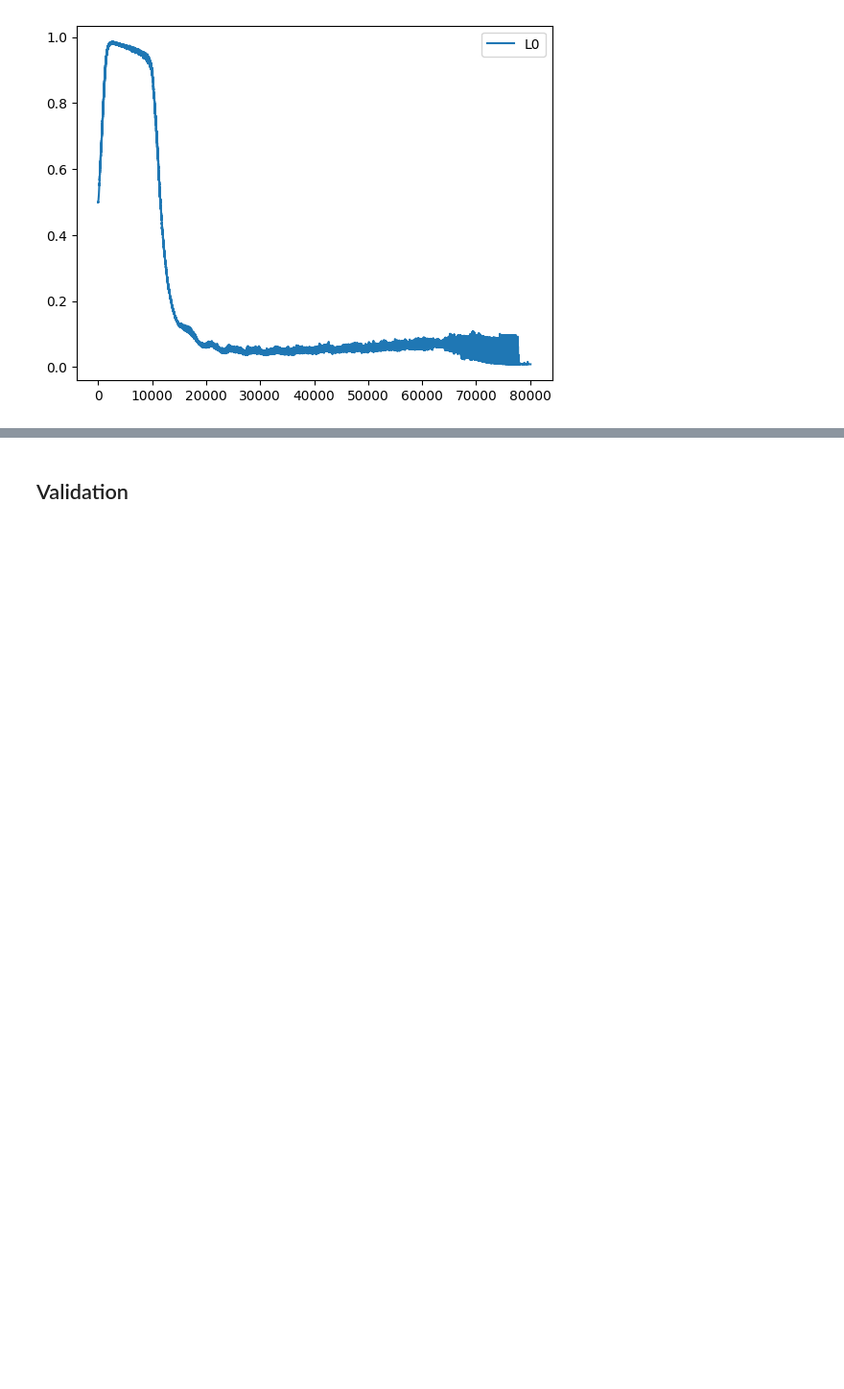
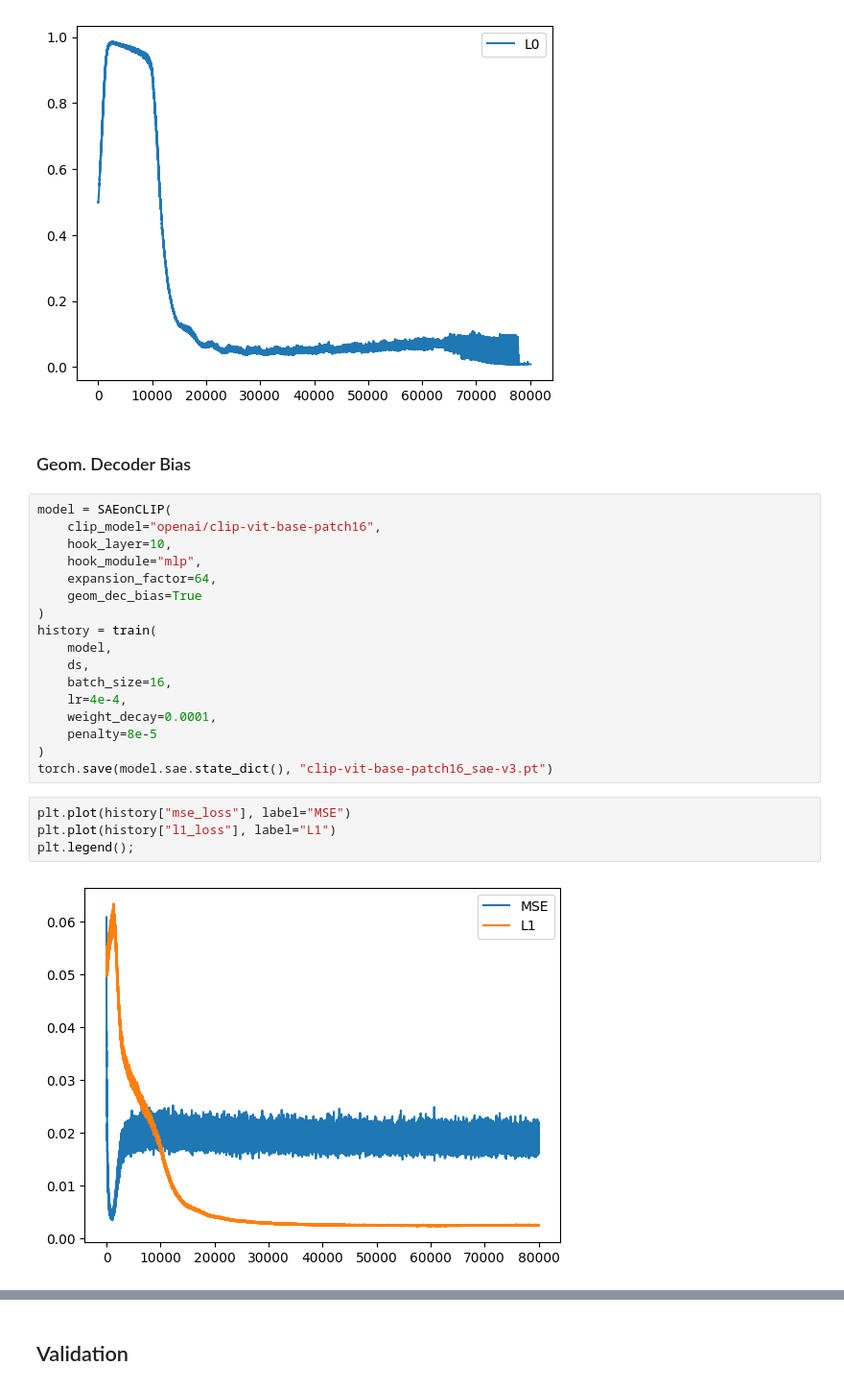
Before and after one commit to kennythecanary/edu_projects, a Jupyter notebook: DLS_term2/sae_clip/sae_training.ipynb, the cells around one changed output, grey strips where cells are left out. Shown at 96% size. Cells and saved outputs as stored; diff of their text form; blank space fills up the shorter version.

Commit message:
add geom dec bias

```diff
--- a/DLS_term2/sae_clip/sae_training.ipynb
+++ b/DLS_term2/sae_clip/sae_training.ipynb
@@ -126,3 +126,28 @@ plt.plot(history["l0_loss"], label="L0")
 plt.legend();
 # %% [output]
 [figure]
+# %% [markdown]
+### Geom. Decoder Bias
+# %%
+model = SAEonCLIP(
+    clip_model="openai/clip-vit-base-patch16",
+    hook_layer=10,
+    hook_module="mlp",
+    expansion_factor=64,
+    geom_dec_bias=True
+)
+history = train(
+    model,
+    ds,
+    batch_size=16,
+    lr=4e-4,
+    weight_decay=0.0001,
+    penalty=8e-5
+)
+torch.save(model.sae.state_dict(), "clip-vit-base-patch16_sae-v3.pt")
+# %%
+plt.plot(history["mse_loss"], label="MSE")
+plt.plot(history["l1_loss"], label="L1")
+plt.legend();
+# %% [output]
+[figure, added]
```
Also changed, not shown: parts of 7 cells of this notebook, 4 other files.
